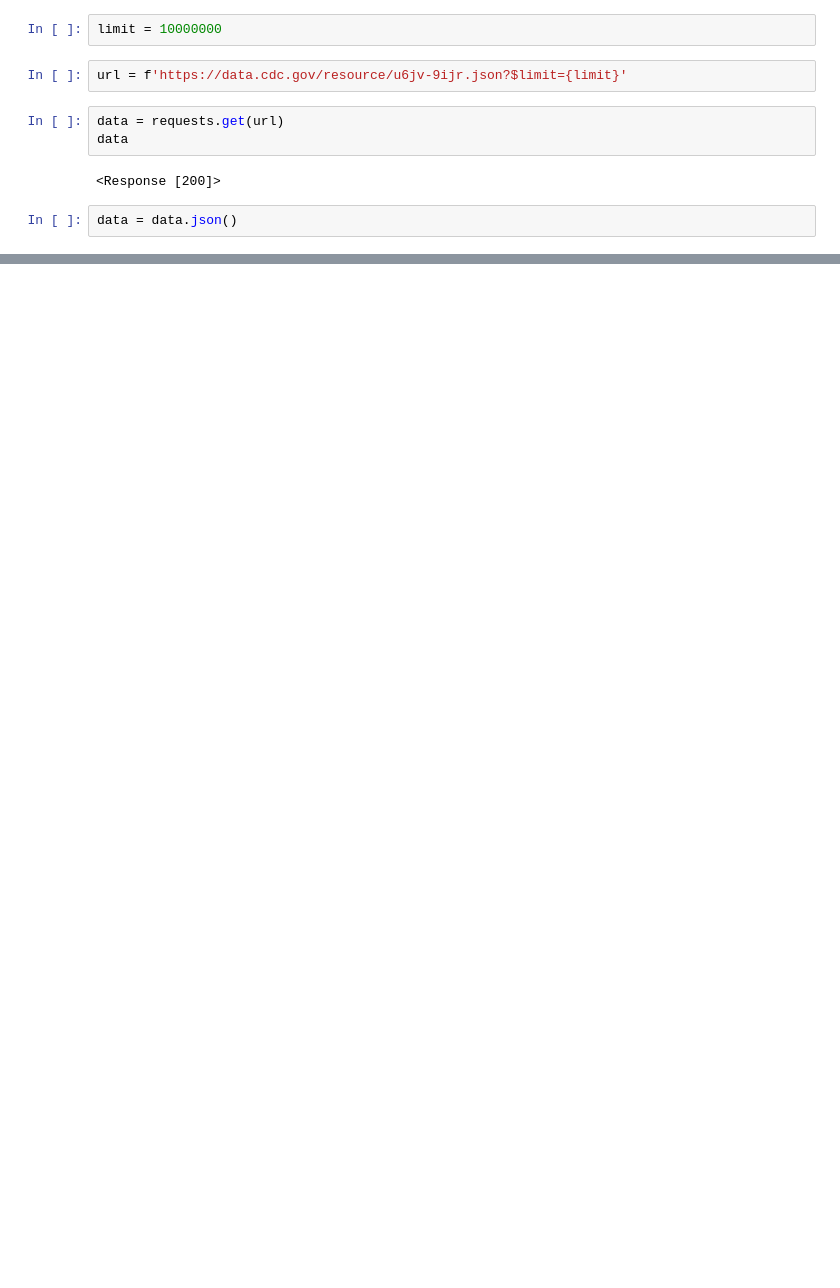
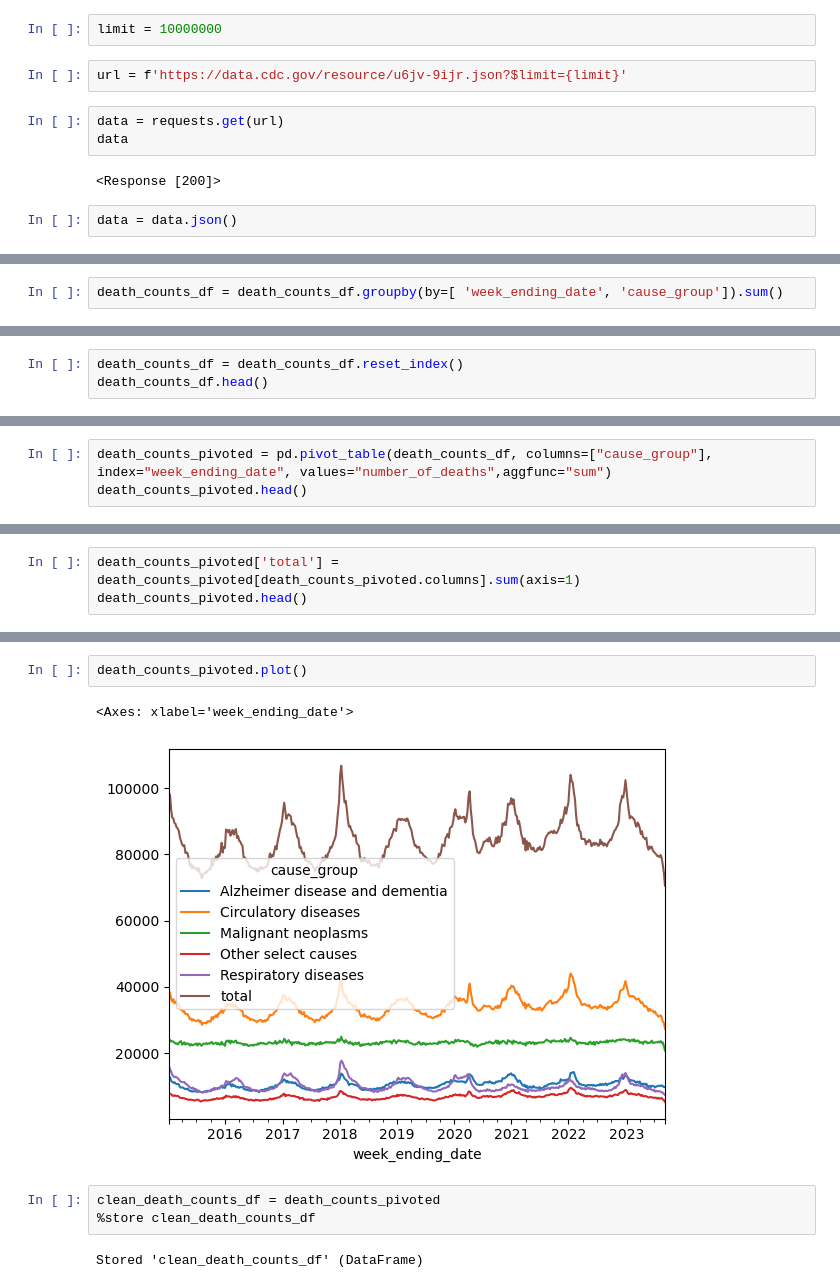
Before and after one commit to Birdfeathers/Project1--Healthcare_Devices, a Jupyter notebook: death_counts.ipynb, the cells around one changed output, grey strips where cells are left out. Saved outputs shown, nothing was run; the diff lists cells and outputs as text; blank space fills up the shorter version.

```diff
--- a/death_counts.ipynb
+++ b/death_counts.ipynb
@@ -274,0 +46,2 @@ new_df.corr()
+# %%
+death_counts_df = death_counts_df.groupby(by=[ 'week_ending_date', 'cause_group']).sum()
@@ -274,0 +65,3 @@ new_df.corr()
+# %%
+death_counts_df = death_counts_df.reset_index()
+death_counts_df.head()
@@ -274,0 +75,3 @@ new_df.corr()
+# %%
+death_counts_pivoted = pd.pivot_table(death_counts_df, columns=["cause_group"], index="week_ending_date", values="number_of_deaths",aggfunc="sum")
+death_counts_pivoted.head()
@@ -274,0 +86,3 @@ new_df.corr()
+# %%
+death_counts_pivoted['total'] = death_counts_pivoted[death_counts_pivoted.columns].sum(axis=1)
+death_counts_pivoted.head()
@@ -274,0 +97,10 @@ new_df.corr()
+# %%
+death_counts_pivoted.plot()
+# %% [output]
+<Axes: xlabel='week_ending_date'>
+[figure, added]
+# %%
+clean_death_counts_df = death_counts_pivoted
+%store clean_death_counts_df
+# %% [output]
+Stored 'clean_death_counts_df' (DataFrame)
```
Also changed, not shown: parts of 44 cells of this notebook, 4 other files.
